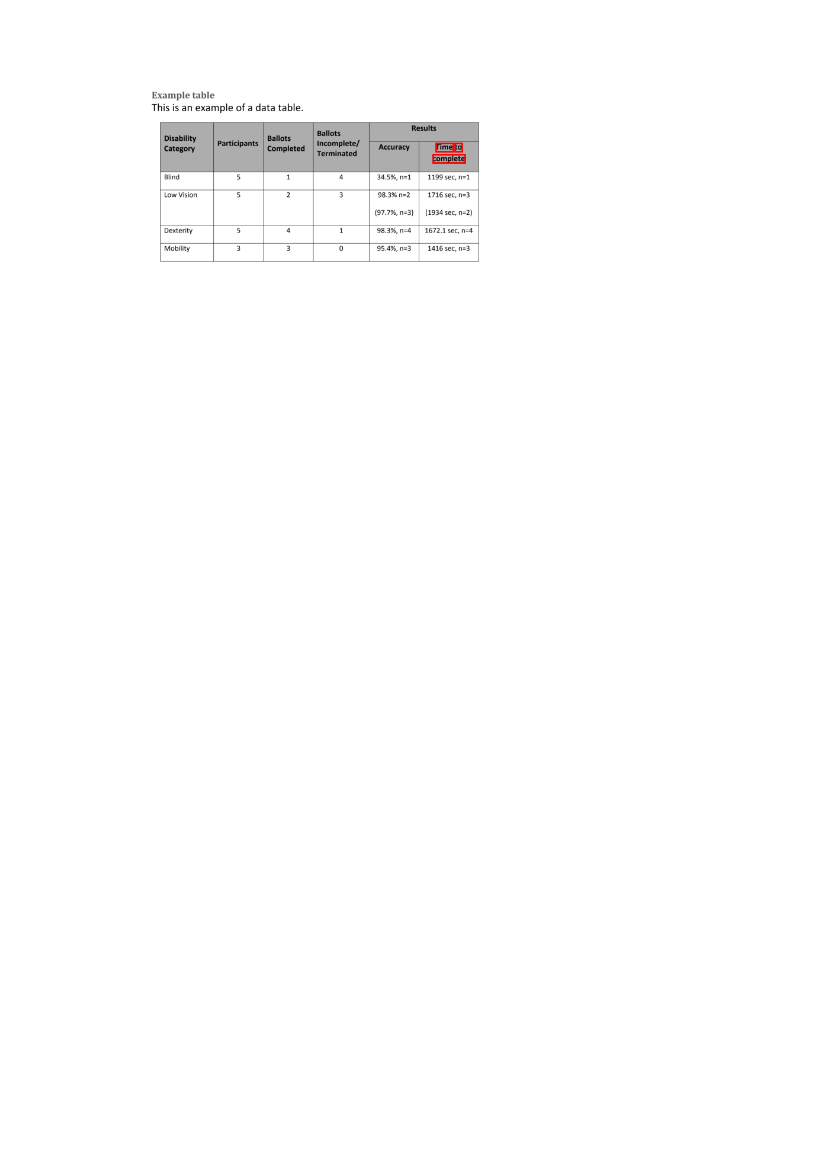
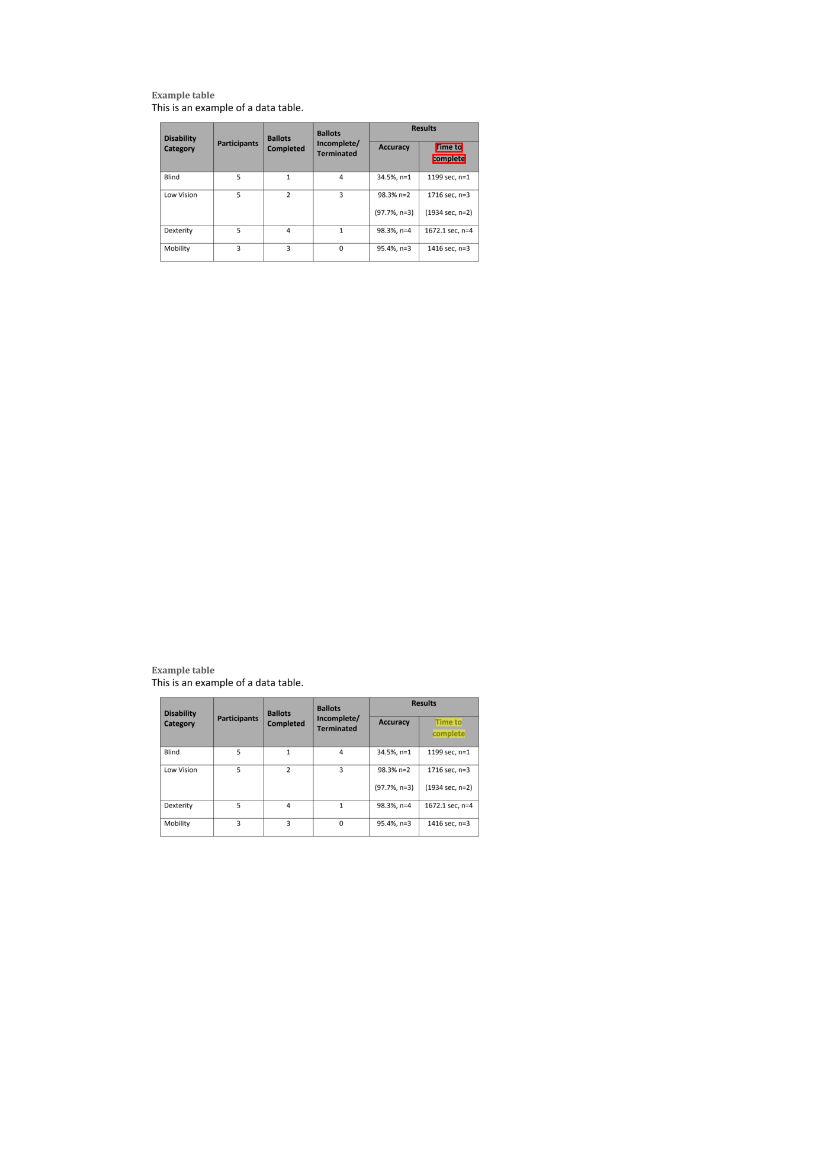
Before and after one commit to oidlabs-com/Lexoid, a Jupyter notebook: examples/example_notebook_reference_highlight.ipynb, the cells around one changed output. Cells and saved outputs as stored; diff of their text form; code cells hidden in the pictures; blank space fills up the shorter version.

```diff
--- a/examples/example_notebook_reference_highlight.ipynb
+++ b/examples/example_notebook_reference_highlight.ipynb
@@ -62,4 +38,8 @@ visualize_bounding_boxes(matched_bboxes)
 # %% [output]
 Found 3 bounding boxes: [(0.7894117647058824, 0.21915151515151512, 0.8298627450980393, 0.2343030303030303), (0.8343137254901961, 0.21915151515151512, 0.8517254901960783, 0.2343030303030303), (0.782156 ...
 [figure]
+# %%
+visualize_bounding_boxes(rgb_img, matched_bboxes, highlight=True)
+# %% [output]
+[figure, added]
 # %%
```
Also changed, not shown: parts of 7 cells of this notebook, 1 other file.
